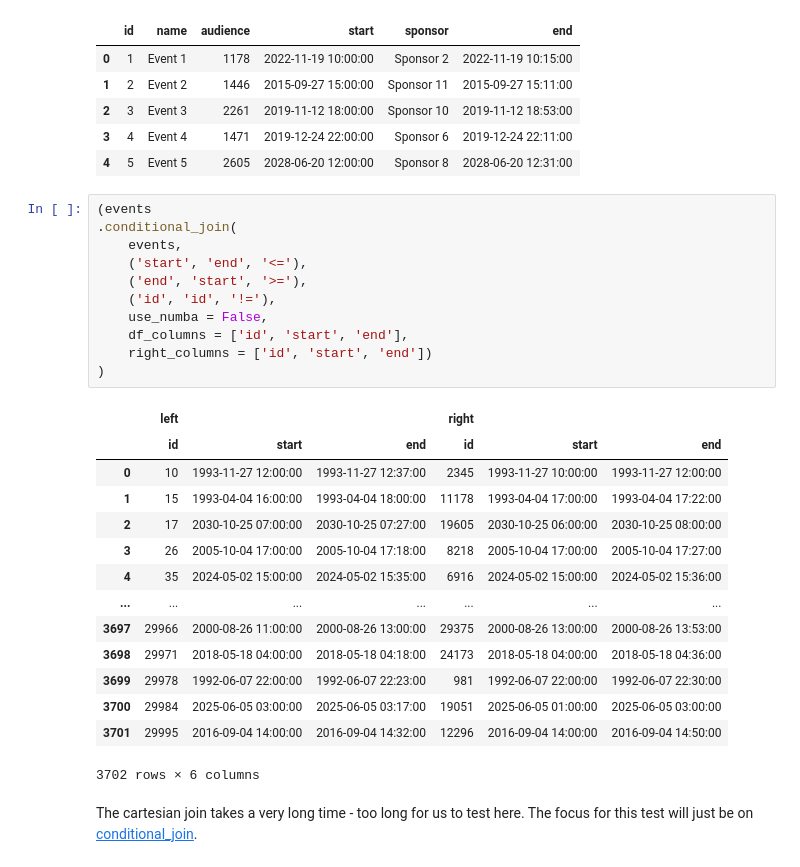
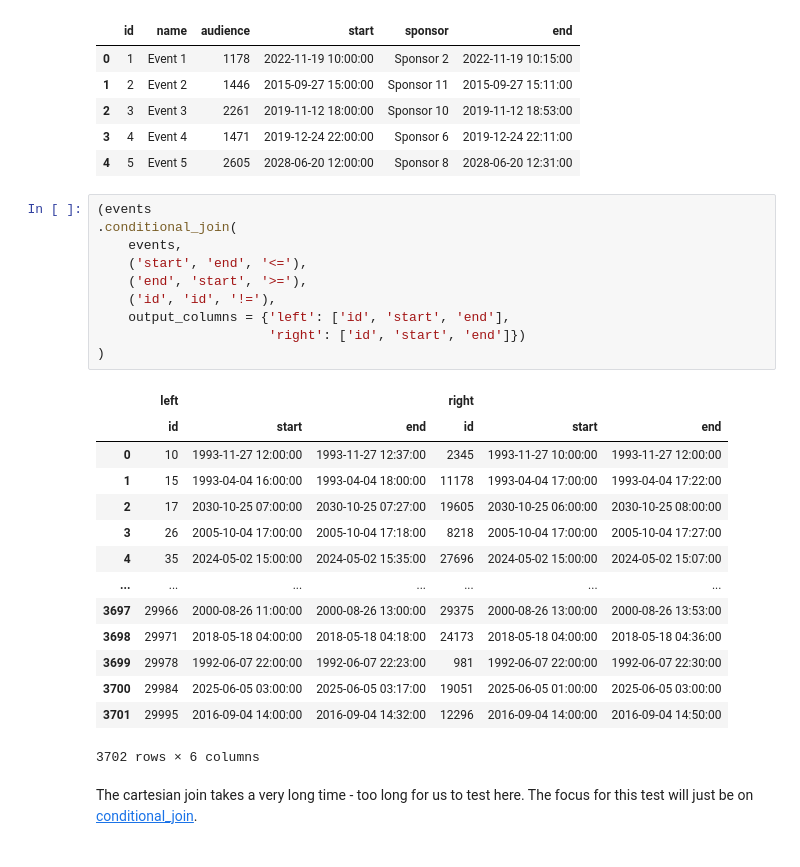
Before and after one commit to samukweku/data-wrangling-blog, a Jupyter notebook: notebooks/Fast-and-Efficient-Inequality-Joins-in-Pandas.ipynb, the cells around one changed output. Cells and saved outputs as stored; diff of their text form.

```diff
--- a/notebooks/Fast-and-Efficient-Inequality-Joins-in-Pandas.ipynb
+++ b/notebooks/Fast-and-Efficient-Inequality-Joins-in-Pandas.ipynb
@@ -475,22 +471,21 @@ events.head()
 # %%
 (events
 .conditional_join(
     events,
     ('start', 'end', '<='),
     ('end', 'start', '>='),
     ('id', 'id', '!='),
-    use_numba = False,
-    df_columns = ['id', 'start', 'end'],
-    right_columns = ['id', 'start', 'end'])
+    output_columns = {'left': ['id', 'start', 'end'],
+                      'right': ['id', 'start', 'end']})
 )
 # %% [output]
 |  | left |  |  | right |  |  |
 |  | id | start | end | id | start | end |
 | 0 | 10 | 1993-11-27 12:00:00 | 1993-11-27 12:37:00 | 2345 | 1993-11-27 10:00:00 | 1993-11-27 12:00:00 |
 | 1 | 15 | 1993-04-04 16:00:00 | 1993-04-04 18:00:00 | 11178 | 1993-04-04 17:00:00 | 1993-04-04 17:22:00 |
 | 2 | 17 | 2030-10-25 07:00:00 | 2030-10-25 07:27:00 | 19605 | 2030-10-25 06:00:00 | 2030-10-25 08:00:00 |
 | 3 | 26 | 2005-10-04 17:00:00 | 2005-10-04 17:18:00 | 8218 | 2005-10-04 17:00:00 | 2005-10-04 17:27:00 |
-| 4 | 35 | 2024-05-02 15:00:00 | 2024-05-02 15:35:00 | 6916 | 2024-05-02 15:00:00 | 2024-05-02 15:36:00 |
+| 4 | 35 | 2024-05-02 15:00:00 | 2024-05-02 15:35:00 | 27696 | 2024-05-02 15:00:00 | 2024-05-02 15:07:00 |
 | ... | ... | ... | ... | ... | ... | ... |
 | 3697 | 29966 | 2000-08-26 11:00:00 | 2000-08-26 13:00:00 | 29375 | 2000-08-26 13:00:00 | 2000-08-26 13:53:00 |
 | 3698 | 29971 | 2018-05-18 04:00:00 | 2018-05-18 04:18:00 | 24173 | 2018-05-18 04:00:00 | 2018-05-18 04:36:00 |
```
Also changed, not shown: parts of 26 cells of this notebook.
